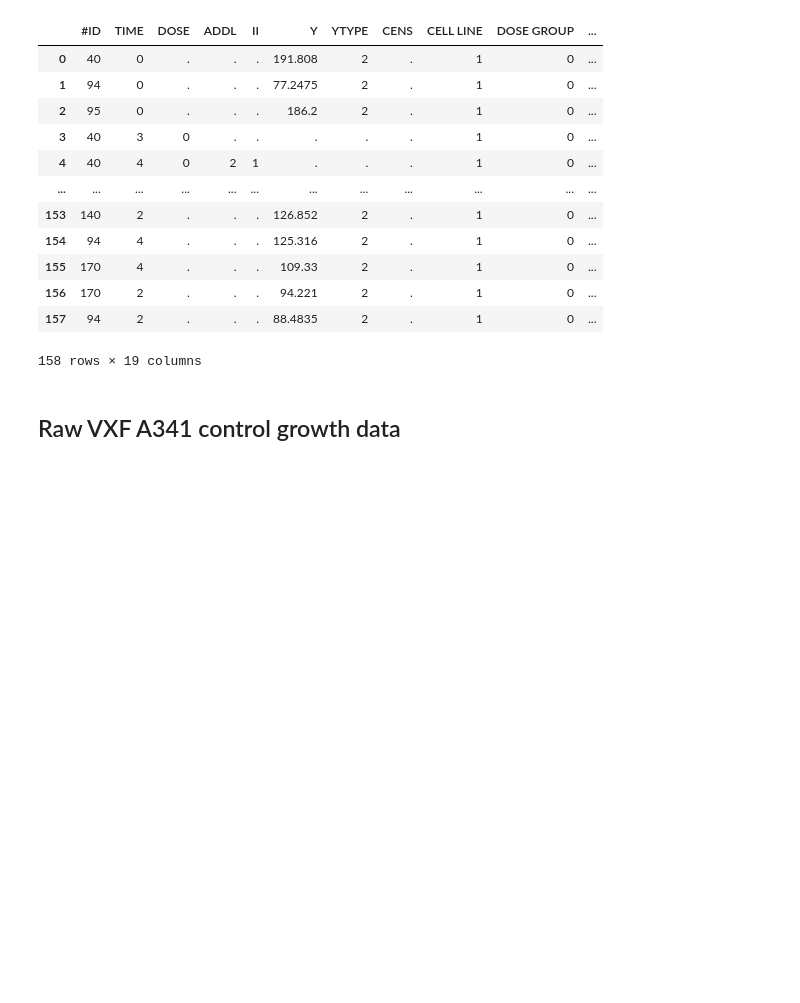
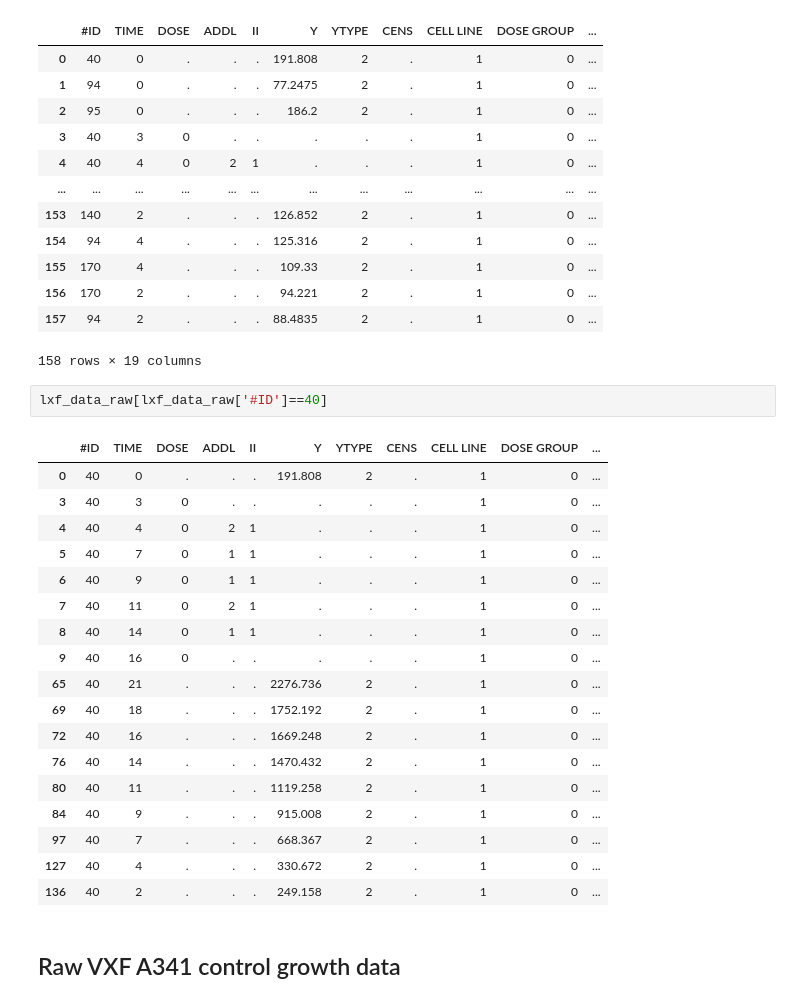
Before and after one commit to DavAug/ErlotinibGefitinib, a Jupyter notebook: notebooks/control_growth/data_preparation.ipynb, the cells around one changed output. Cells and saved outputs as stored; diff of their text form; blank space fills up the shorter version.

```diff
--- a/notebooks/control_growth/data_preparation.ipynb
+++ b/notebooks/control_growth/data_preparation.ipynb
@@ -39,6 +39,27 @@ Raw LXF A677 Control Growth Data Set:
 | 156 | 170 | 2 | . | . | . | 94.221 | 2 | . | 1 | 0 | ... |
 | 157 | 94 | 2 | . | . | . | 88.4835 | 2 | . | 1 | 0 | ... |
 158 rows × 19 columns
+# %%
+lxf_data_raw[lxf_data_raw['#ID']==40]
+# %% [output]
+|  | #ID | TIME | DOSE | ADDL | II | Y | YTYPE | CENS | CELL LINE | DOSE GROUP | ... |
+| 0 | 40 | 0 | . | . | . | 191.808 | 2 | . | 1 | 0 | ... |
+| 3 | 40 | 3 | 0 | . | . | . | . | . | 1 | 0 | ... |
+| 4 | 40 | 4 | 0 | 2 | 1 | . | . | . | 1 | 0 | ... |
+| 5 | 40 | 7 | 0 | 1 | 1 | . | . | . | 1 | 0 | ... |
+| 6 | 40 | 9 | 0 | 1 | 1 | . | . | . | 1 | 0 | ... |
+| 7 | 40 | 11 | 0 | 2 | 1 | . | . | . | 1 | 0 | ... |
+| 8 | 40 | 14 | 0 | 1 | 1 | . | . | . | 1 | 0 | ... |
+| 9 | 40 | 16 | 0 | . | . | . | . | . | 1 | 0 | ... |
+| 65 | 40 | 21 | . | . | . | 2276.736 | 2 | . | 1 | 0 | ... |
+| 69 | 40 | 18 | . | . | . | 1752.192 | 2 | . | 1 | 0 | ... |
+| 72 | 40 | 16 | . | . | . | 1669.248 | 2 | . | 1 | 0 | ... |
+| 76 | 40 | 14 | . | . | . | 1470.432 | 2 | . | 1 | 0 | ... |
+| 80 | 40 | 11 | . | . | . | 1119.258 | 2 | . | 1 | 0 | ... |
+| 84 | 40 | 9 | . | . | . | 915.008 | 2 | . | 1 | 0 | ... |
+| 97 | 40 | 7 | . | . | . | 668.367 | 2 | . | 1 | 0 | ... |
+| 127 | 40 | 4 | . | . | . | 330.672 | 2 | . | 1 | 0 | ... |
+| 136 | 40 | 2 | . | . | . | 249.158 | 2 | . | 1 | 0 | ... |
 # %% [markdown]
 ## Raw VXF A341 control growth data
 # %%
```
Also changed, not shown: parts of 3 cells of this notebook, 2 other files.
